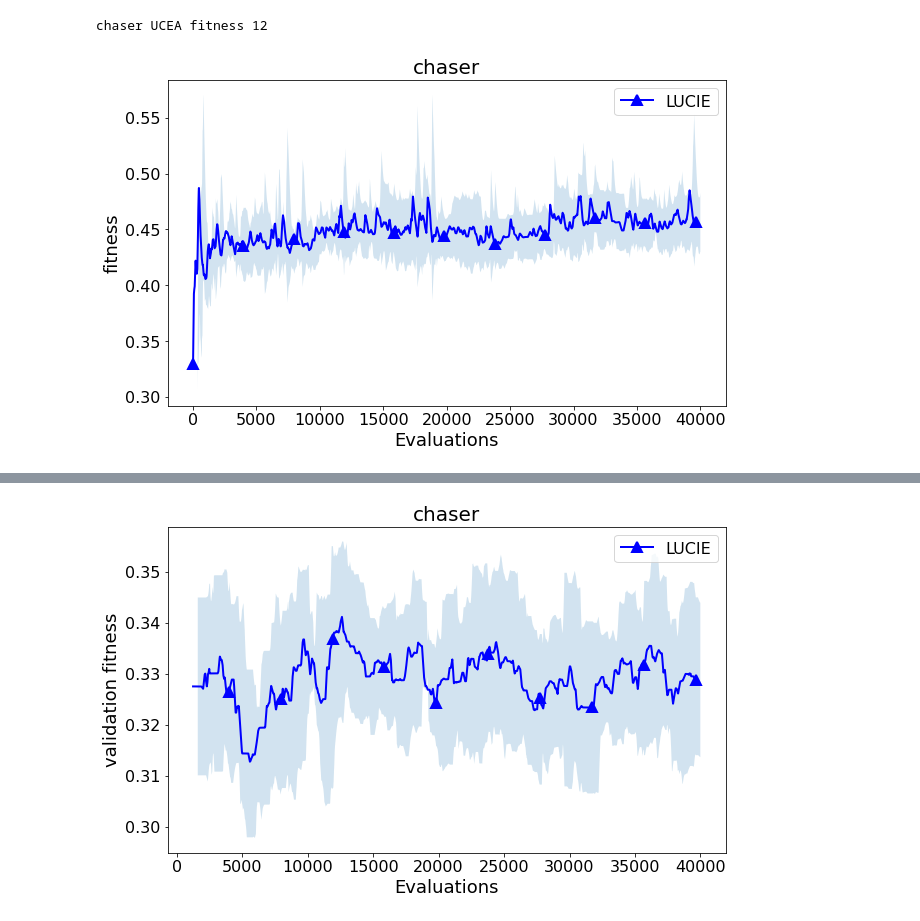
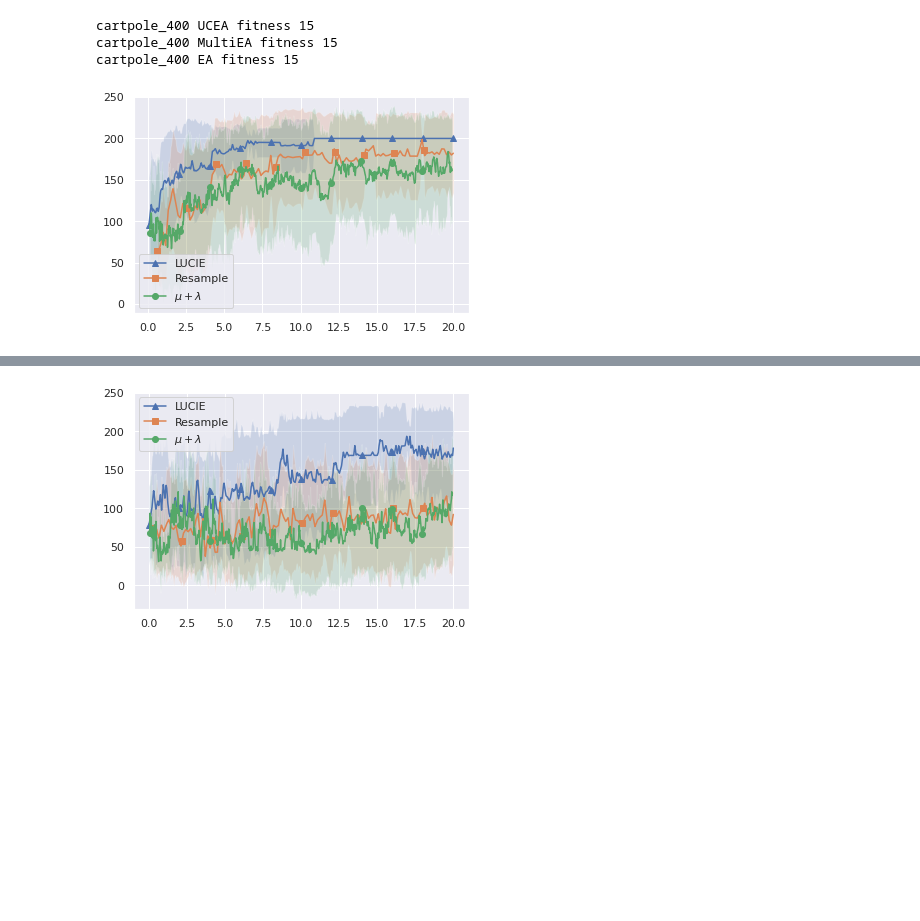
Before and after one commit to TemplierPaul/pyUCEA, a Jupyter notebook: LUCIE-plot.ipynb, the cells around one changed output, grey strips where cells are left out. Drawn from its saved outputs; the diff is of its cells as text; code cells hidden in the pictures; blank space fills up the shorter version.

```diff
--- a/LUCIE-plot.ipynb
+++ b/LUCIE-plot.ipynb
@@ -30,7 +36,9 @@ def get_data(entity, project, jobs=None):
 
     data = {}
     for r in runs:
-        g = r.config["problem"]
+        p = r.config["problem"]
+        n = r.config["noise"]
+        g = f"{p}_{n*100}"
         a = r.config["algo"]
         if g not in data:
             data[g] = {}
@@ -81,19 +102,26 @@ class GroupedRun:
 # %%
 entity = "sureli"
-project = "ucea"
+project = "lucie-robot"
 # jobs = None
-jobs = [766713, 766237, 766726, 766718, 766710, 766716, 76627]
+jobs = [10000, 10100, 10101]
+max_evals = 20000
 
 colors = {
-    "LUCIE":"blue",
+    "UCEA":"blue",
     "EA":"red",
     "MultiEA":"green",
 }
 markers =  {
-    "LUCIE":"^",
+    "UCEA":"^",
     "EA":"o",
     "MultiEA":"s",
 }
+rename = {
+    "UCEA":"LUCIE",
+    "MultiEA":"Resample",
+    # EA becomes "mu plus lambda" in greek letters
+    "EA": r"$\mu + \lambda$",
+}
 # %%
 for a in colors.keys():
     x = range(100)
@@ -112,31 +140,34 @@ NameError: name 'mean' is not defined
 # %%
 for g, runs in games.items():
-    for y in ["fitness", "validation fitness"]:
-        for a, r in runs.items():
-            group = GroupedRun(a, r)
-            print(f"{g} {a} {y} {len(group)}")
-            if not group.has_field(y):
-                continue
-            group.interpolate(y)
-            mean, std = group.get_mean_std(y, np.arange(group.ranges[y][0], group.ranges[y][1]))
-            # Use LUCIE instead of UCEA as label
-            if a == "UCEA":
-                a = "LUCIE"
-            plt.plot(
-                mean,
-                label=a,
-                color=colors[a],
-                marker=markers[a],
-                markevery=len(mean) // 10,
-                )
-            plt.fill_between(np.arange(group.ranges[y][0], group.ranges[y][1]), mean - std, mean + std, alpha=0.2)
-        plt.xlabel("Evaluations")
-        plt.ylabel(y)
-        plt.legend()
-        plt.title(f"{g}")
-        # save figure
-        plt.savefig(f"paper_figures/{g}_{y}.png")
-        plt.show()
+    y = "fitness"
+    for a, r in runs.items():
+        # Fitness plot
+        group = GroupedRun(a, r)
+        print(f"{g} {a} {y} {len(group)}")
+        if not group.has_field(y):
+            continue
+        group.interpolate(y)
+        mean, std = group.get_mean_std(y, np.arange(group.ranges[y][0], group.ranges[y][1]))
+        # Use LUCIE instead of UCEA as label
+
+        label = rename[a] if a in rename else a
+        X = np.arange(group.ranges[y][0], group.ranges[y][1]) / 1000
+        plt.plot(
+            X,
+            mean,
+            label=label,
+            # color=colors[a],
+            marker=markers[a],
+            markevery=len(mean) // 10,
+            )
+        plt.fill_between(X, mean - std, mean + std, alpha=0.2)
+    plt.legend()
+    # plt.title(f"{g}")
+    # save figure without borders
+    plt.savefig(f"paper_figures/{g}_{y}.png", bbox_inches="tight")
+    plt.show()
 # %% [output]
-chaser UCEA fitness 12
+cartpole_400 UCEA fitness 15
+cartpole_400 MultiEA fitness 15
+cartpole_400 EA fitness 15
-[figure, old version]
+[figure, new version]
@@ -144 +177 @@ chaser UCEA validation fitness 12
-[figure, old version]
+[figure, new version]
```
Also changed, not shown: parts of 9 cells of this notebook, 4 other files.
